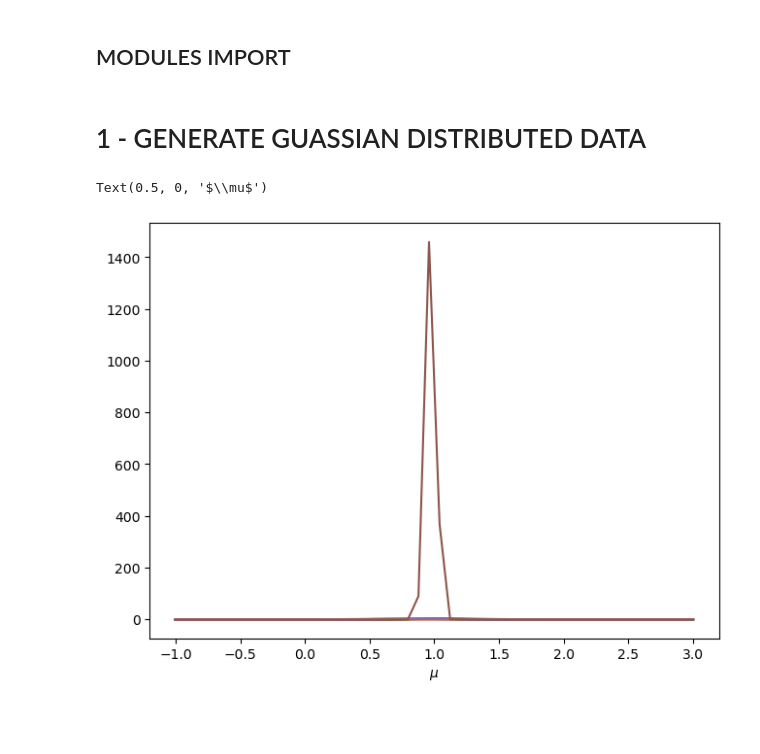
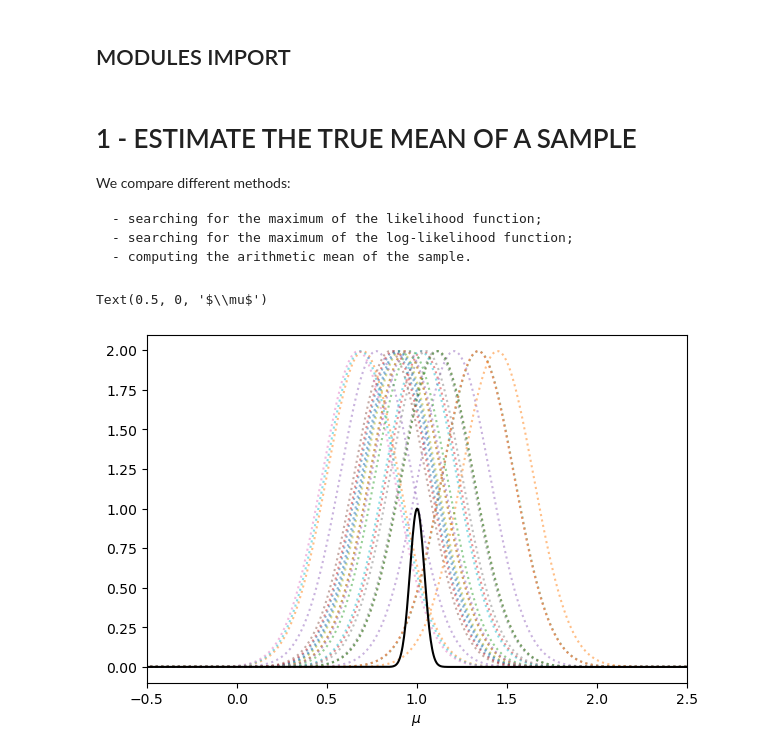
Before and after one commit to RoccoGiugni/ASML-24-25, a Jupyter notebook: L05/L05.ipynb, the cells around one changed output. Saved outputs shown, nothing was run; the diff lists cells and outputs as text; code cells hidden in the pictures; blank space fills up the shorter version.

Commit message:
Notebook reorganized, in L05 usefull functions defined

```diff
--- a/L05/L05.ipynb
+++ b/L05/L05.ipynb
@@ -10,33 +35,36 @@ rng = np.random.default_rng()
 # %% [markdown]
-# 1 - GENERATE GUASSIAN DISTRIBUTED DATA
+# 1 - ESTIMATE THE TRUE MEAN OF A SAMPLE
+We compare different methods:
+
+    - searching for the maximum of the likelihood function;
+    - searching for the maximum of the log-likelihood function;
+    - computing the arithmetic mean of the sample.
 # %%
 N = 25
-mu, sigma = 1, .2
+mu, sigma = 1., .2
 
-data = rng.normal(mu, sigma, N)
+data = norm.rvs(mu, sigma, N)
-# %%
-def gaussian(x, m, s):
-    return np.exp(-(x - m)**2 / (2 * s**2)) / (np.sqrt(2 * np.pi) * s)
-
-def likelihood(x, m, s):
-    n = gaussian(x, m, s)
-    return np.prod(n)
 # %%
-fig, ax = plt.subplots(1, 1, layout='constrained')
+fig, ax = plt.subplots(1, 1, figsize=(6, 4), layout='constrained')
 
-mean = np.linspace(-1, 3)
+dm = 2
+mean = np.linspace(mu - dm, mu + dm, num=1000)
 
 for x in data:
-    y = gaussian(x, mean, sigma)
-    ax.plot(mean, y)
+    y = norm.pdf(x, mean, sigma)
+    ax.plot(mean, y, ':', alpha=.5)
 
-l = []
+L, logL = [], []
 for m in mean:
-    l.append(likelihood(data, m, sigma))
+    L.append(likelihood(data, m, sigma))
+    logL.append(log_likelihood(data, m, sigma))
 
-l = np.array(l)
-ax.plot(mean, l)
+L, logL = np.array(L), np.array(logL)
+ax.plot(mean, L / L.max(), color='k')
+
+ax.set_xlim(-.5, 2.5)
+
 ax.set_xlabel('$\mu$')
 # %% [output]
 Text(0.5, 0, '$\\mu$')
-[figure, old version]
+[figure, new version]
```
Also changed, not shown: parts of 14 cells of this notebook, 1 other file.
